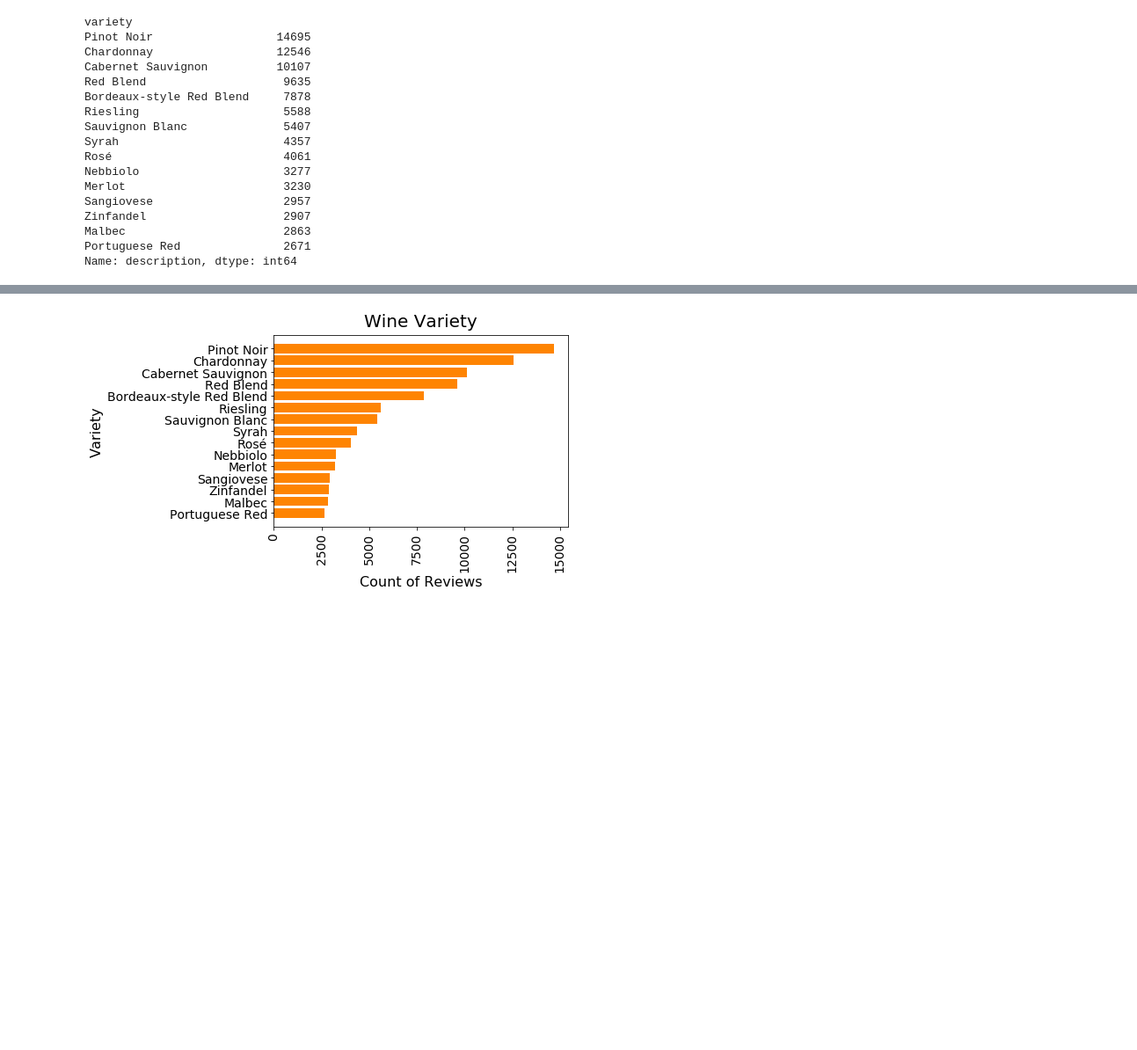
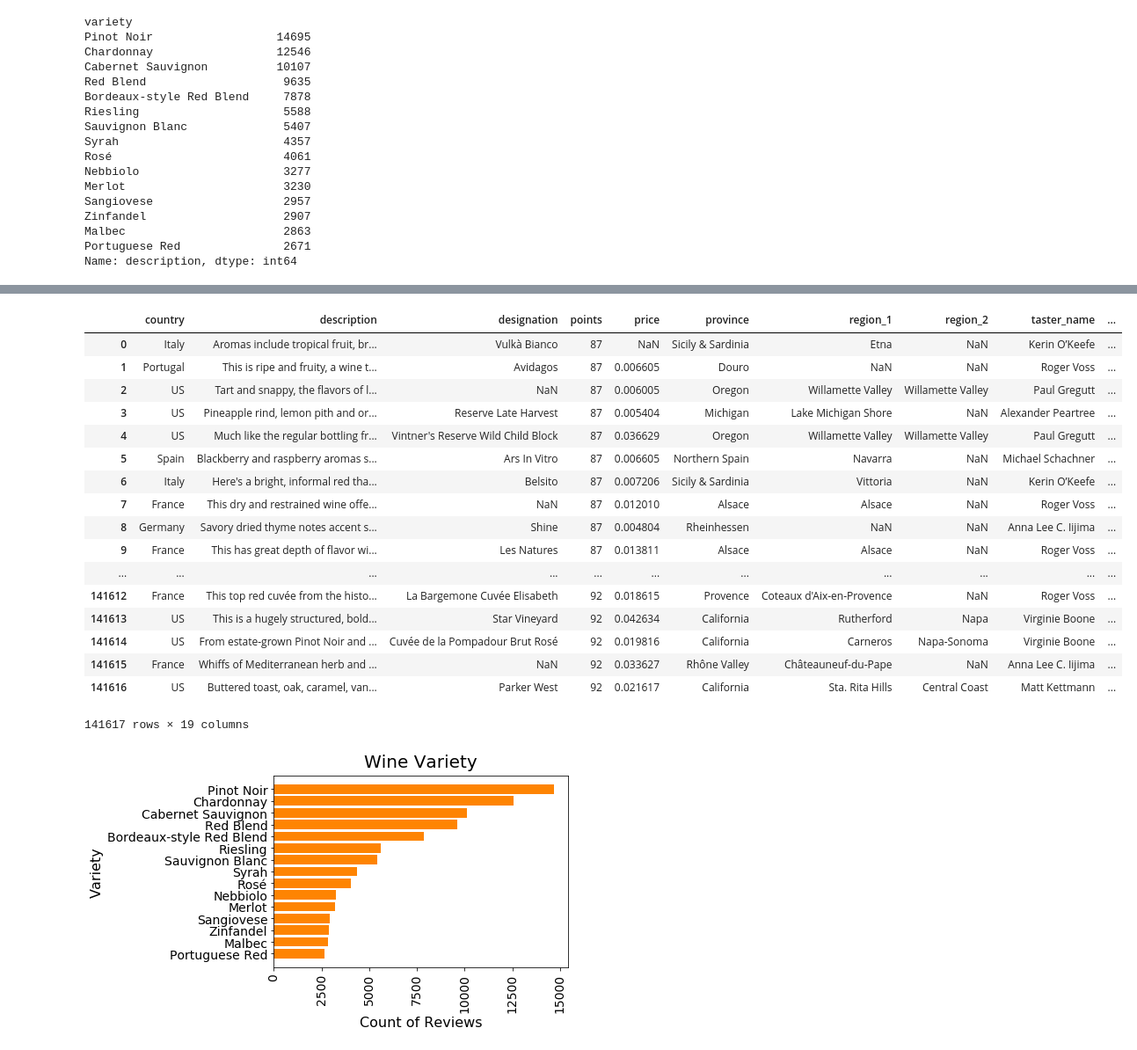
Before and after one commit to vanessapolliard/which-wine, a Jupyter notebook: notebooks/data_exploration.ipynb, the cells around one changed output, grey strips where cells are left out. Shown at 88% size. Drawn from its saved outputs; the diff is of its cells as text; code cells hidden in the pictures; blank space fills up the shorter version.

```diff
--- a/notebooks/data_exploration.ipynb
+++ b/notebooks/data_exploration.ipynb
@@ -185,0 +234,2 @@ Name: description, dtype: int64
+# %%
+full_df = pd.read_csv('winemag_data_inclcategory.csv',index_col=0)
@@ -185,0 +238,3 @@ Name: description, dtype: int64
+# %%
+from sklearn.preprocessing import MinMaxScaler
+scaler = MinMaxScaler()
@@ -186,3 +245,28 @@ Name: description, dtype: int64
+# %%
+full_df['price'] = scaler.fit_transform(full_df[['price']])
+# %%
+full_df['price'] = full_df['price']*3
+# %%
+pd.get_dummies(full_df, prefix=['category'], columns=['category'])
+# %% [output]
+|  | country | description | designation | points | price | province | region_1 | region_2 | taster_name | ... |
+| 0 | Italy | Aromas include tropical fruit, br... | Vulkà Bianco | 87 | NaN | Sicily & Sardinia | Etna | NaN | Kerin O’Keefe | ... |
+| 1 | Portugal | This is ripe and fruity, a wine t... | Avidagos | 87 | 0.006605 | Douro | NaN | NaN | Roger Voss | ... |
+| 2 | US | Tart and snappy, the flavors of l... | NaN | 87 | 0.006005 | Oregon | Willamette Valley | Willamette Valley | Paul Gregutt | ... |
+| 3 | US | Pineapple rind, lemon pith and or... | Reserve Late Harvest | 87 | 0.005404 | Michigan | Lake Michigan Shore | NaN | Alexander Peartree | ... |
+| 4 | US | Much like the regular bottling fr... | Vintner's Reserve Wild Child Block | 87 | 0.036629 | Oregon | Willamette Valley | Willamette Valley | Paul Gregutt | ... |
+| 5 | Spain | Blackberry and raspberry aromas s... | Ars In Vitro | 87 | 0.006605 | Northern Spain | Navarra | NaN | Michael Schachner | ... |
+| 6 | Italy | Here's a bright, informal red tha... | Belsito | 87 | 0.007206 | Sicily & Sardinia | Vittoria | NaN | Kerin O’Keefe | ... |
+| 7 | France | This dry and restrained wine offe... | NaN | 87 | 0.012010 | Alsace | Alsace | NaN | Roger Voss | ... |
+| 8 | Germany | Savory dried thyme notes accent s... | Shine | 87 | 0.004804 | Rheinhessen | NaN | NaN | Anna Lee C. Iijima | ... |
+| 9 | France | This has great depth of flavor wi... | Les Natures | 87 | 0.013811 | Alsace | Alsace | NaN | Roger Voss | ... |
+| ... | ... | ... | ... | ... | ... | ... | ... | ... | ... | ... |
+| 141612 | France | This top red cuvée from the histo... | La Bargemone Cuvée Elisabeth | 92 | 0.018615 | Provence | Coteaux d'Aix-en-Provence | NaN | Roger Voss | ... |
+| 141613 | US | This is a hugely structured, bold... | Star Vineyard | 92 | 0.042634 | California | Rutherford | Napa | Virginie Boone | ... |
+| 141614 | US | From estate-grown Pinot Noir and ... | Cuvée de la Pompadour Brut Rosé | 92 | 0.019816 | California | Carneros | Napa-Sonoma | Virginie Boone | ... |
+| 141615 | France | Whiffs of Mediterranean herb and ... | NaN | 92 | 0.033627 | Rhône Valley | Châteauneuf-du-Pape | NaN | Anna Lee C. Iijima | ... |
+| 141616 | US | Buttered toast, oak, caramel, van... | Parker West | 92 | 0.021617 | California | Sta. Rita Hills | Central Coast | Matt Kettmann | ... |
+141617 rows × 19 columns
 # %%
 fig, ax = plt.subplots()
 yvals = list(top_15_variety.index)
```
Also changed, not shown: parts of 17 cells of this notebook, 5 other files.
